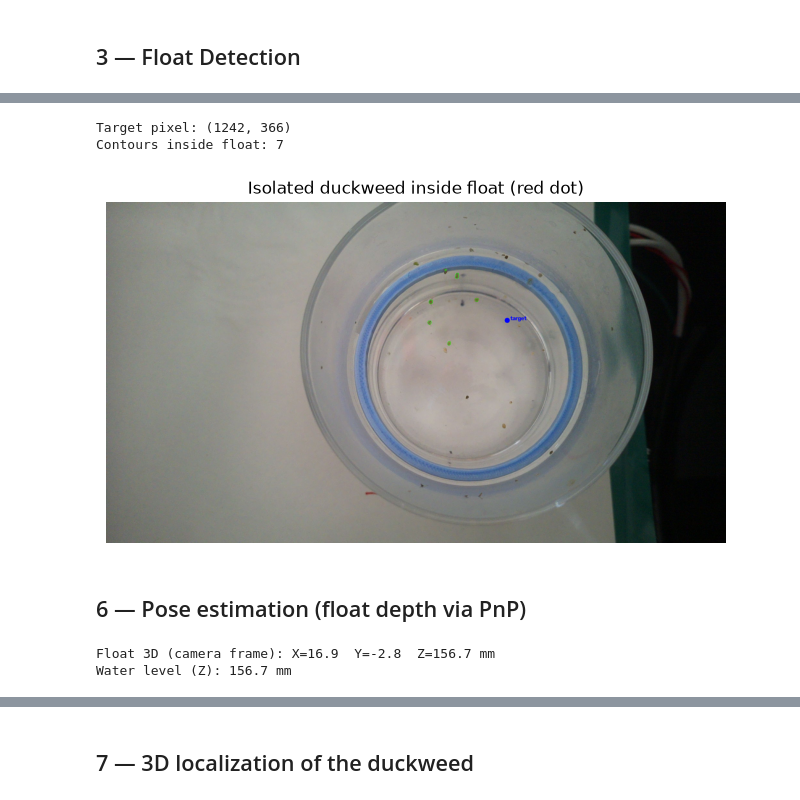
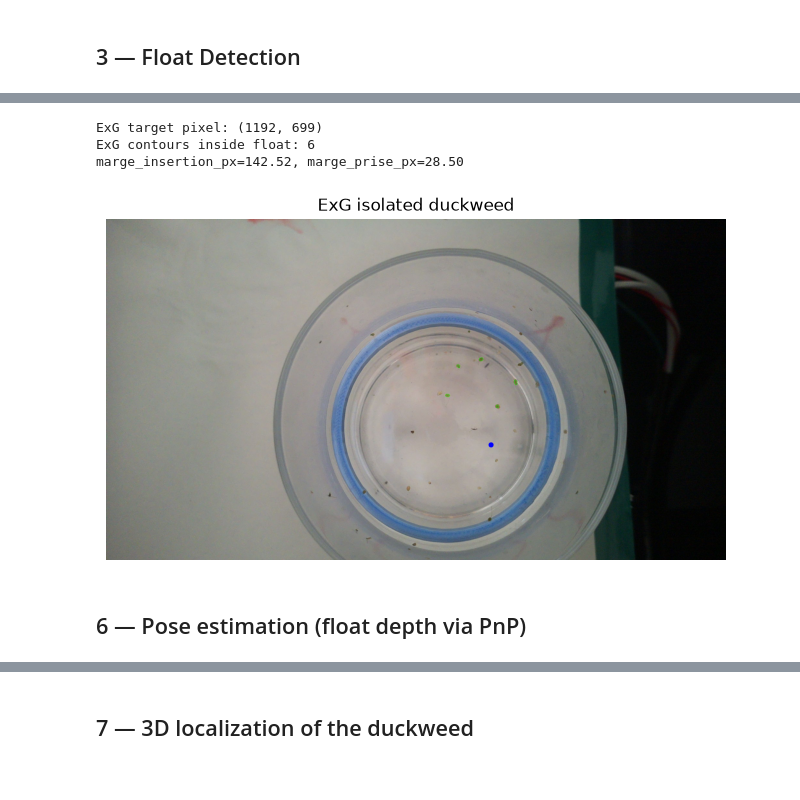
Before and after one commit to Jubilee-CSL/science_jubilee, a Jupyter notebook: src/science_jubilee/Vision/Duckweed_tracker/test_pipeline.ipynb, the cells around one changed output, grey strips where cells are left out. Saved outputs shown, nothing was run; the diff lists cells and outputs as text; code cells hidden in the pictures.

```diff
--- a/src/science_jubilee/Vision/Duckweed_tracker/test_pipeline.ipynb
+++ b/src/science_jubilee/Vision/Duckweed_tracker/test_pipeline.ipynb
@@ -106,34 +141,45 @@ show(vis, f"ExG segmentation — {len(contours)} contours")
-# %%
-max_distance_ratio = 0.8
-target_px, contours_in_float = detect_isolated_duckweed(
-    img,
-    float_points=float_det.points,
-    valid_contours=contours,
-    max_distance_ratio=max_distance_ratio,
-    float_contour=float_det.contour,
-    return_filtered_contours=True,
- )
-print("Target pixel:", target_px)
-print(f"Contours inside float: {len(contours_in_float)}")
-
-vis = img.copy()
-cv2.drawContours(vis, contours_in_float, -1, (0, 255, 0), 1)
-if target_px:
-    cv2.circle(vis, target_px, 8, (0, 0, 255), -1)
-    cv2.putText(vis, "target", (target_px[0]+10, target_px[1]),
-                cv2.FONT_HERSHEY_SIMPLEX, 0.6, (0, 0, 255), 2)
-show(vis, "Isolated duckweed inside float (red dot)")
-# %% [output]
-Target pixel: (1242, 366)
-Contours inside float: 7
-[figure, removed]
+# %%
+float_radius_mm = 37.5
+float_width_mm = 5.0
+insertion_margin_mm = 15.0
+target_margin_mm = 3.0
+tool_radius_mm = 1.27
+max_distance_ratio = 0.75
+
+conversion_factor = float_radius_mm / float_det.radius_px
+marge_insertion_px = insertion_margin_mm / conversion_factor
+marge_prise_px = target_margin_mm / conversion_factor
+tool_radius_px = max(1, int(tool_radius_mm / conversion_factor))
+float_width_px = max(1, int(float_width_mm / conversion_factor))
+
+target_px, contours_in_float = detect_isolated_duckweed(
+    img,
+    float_points=float_det.points,
+    valid_contours=contours_exg,
+    max_distance_ratio=max_distance_ratio,
+    float_contour=float_det.contour,
+    return_filtered_contours=True,
+    marge=marge_prise_px,
+ )
+
+print("ExG target pixel:", target_px)
+print(f"ExG contours inside float: {len(contours_in_float)}")
+print(f"marge_insertion_px={marge_insertion_px:.2f}, marge_prise_px={marge_prise_px:.2f}")
+
+vis = img.copy()
+cv2.drawContours(vis, contours_in_float, -1, (0, 255, 0), 1)
+if target_px:
+    cv2.circle(vis, target_px, 8, (0, 0, 255), -1)
+
+plt.figure(figsize=(8, 6))
+plt.imshow(vis)
+plt.title("ExG isolated duckweed")
+plt.axis("off")
+plt.show()
+# %% [output]
+ExG target pixel: (1192, 699)
+ExG contours inside float: 6
+marge_insertion_px=142.52, marge_prise_px=28.50
+[figure, added]
 # %% [markdown]
 ## 6 — Pose estimation (float depth via PnP)
-# %%
-tvec = estimate_float_pose(cam, float_det.points, float_radius_mm = 37.5)
-water_level = tvec[2]
-print(f"Float 3D (camera frame): X={tvec[0]:.1f}  Y={tvec[1]:.1f}  Z={tvec[2]:.1f} mm")
-print(f"Water level (Z): {water_level:.1f} mm")
-# %% [output]
-Float 3D (camera frame): X=16.9  Y=-2.8  Z=156.7 mm
-Water level (Z): 156.7 mm
```
Also changed, not shown: parts of 16 cells of this notebook, 19 other files.
